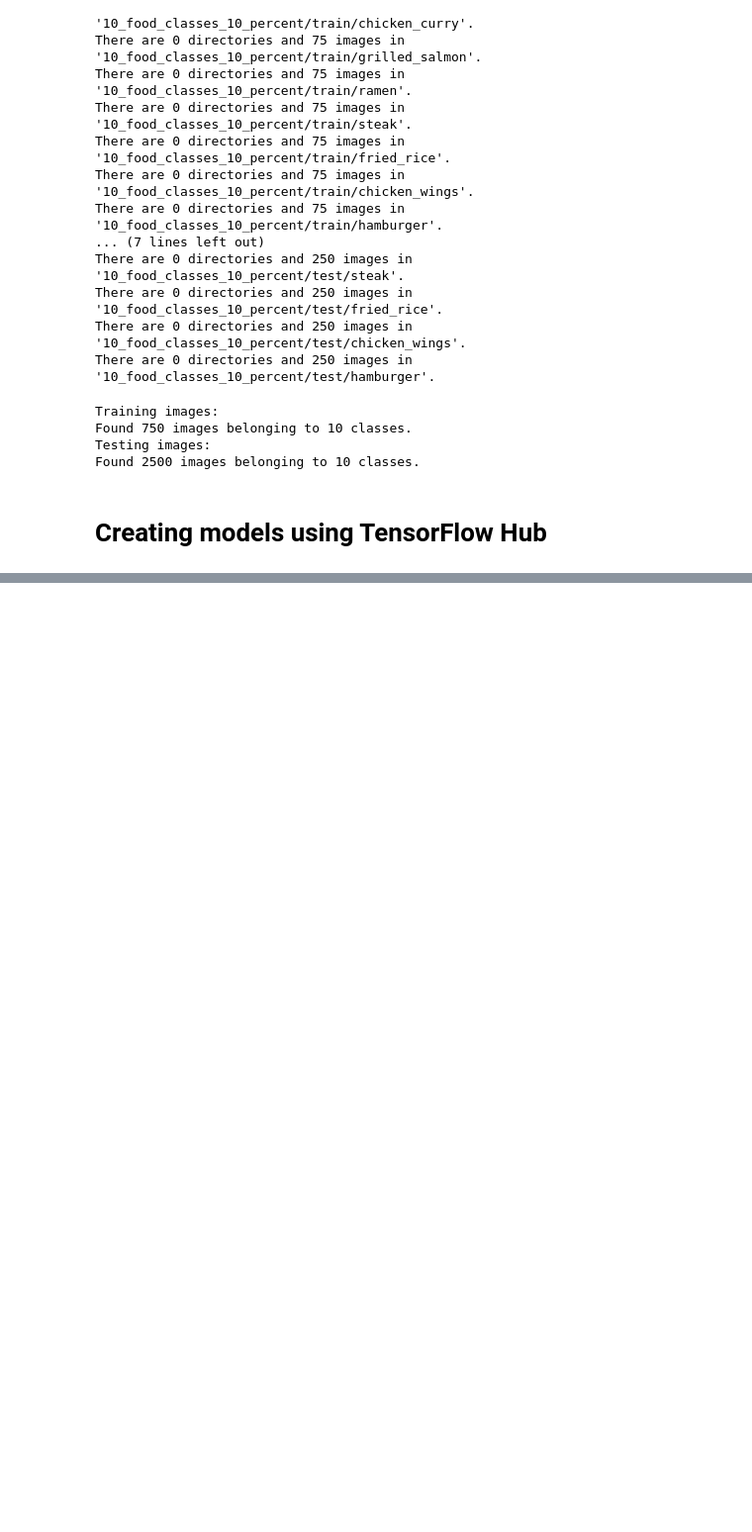
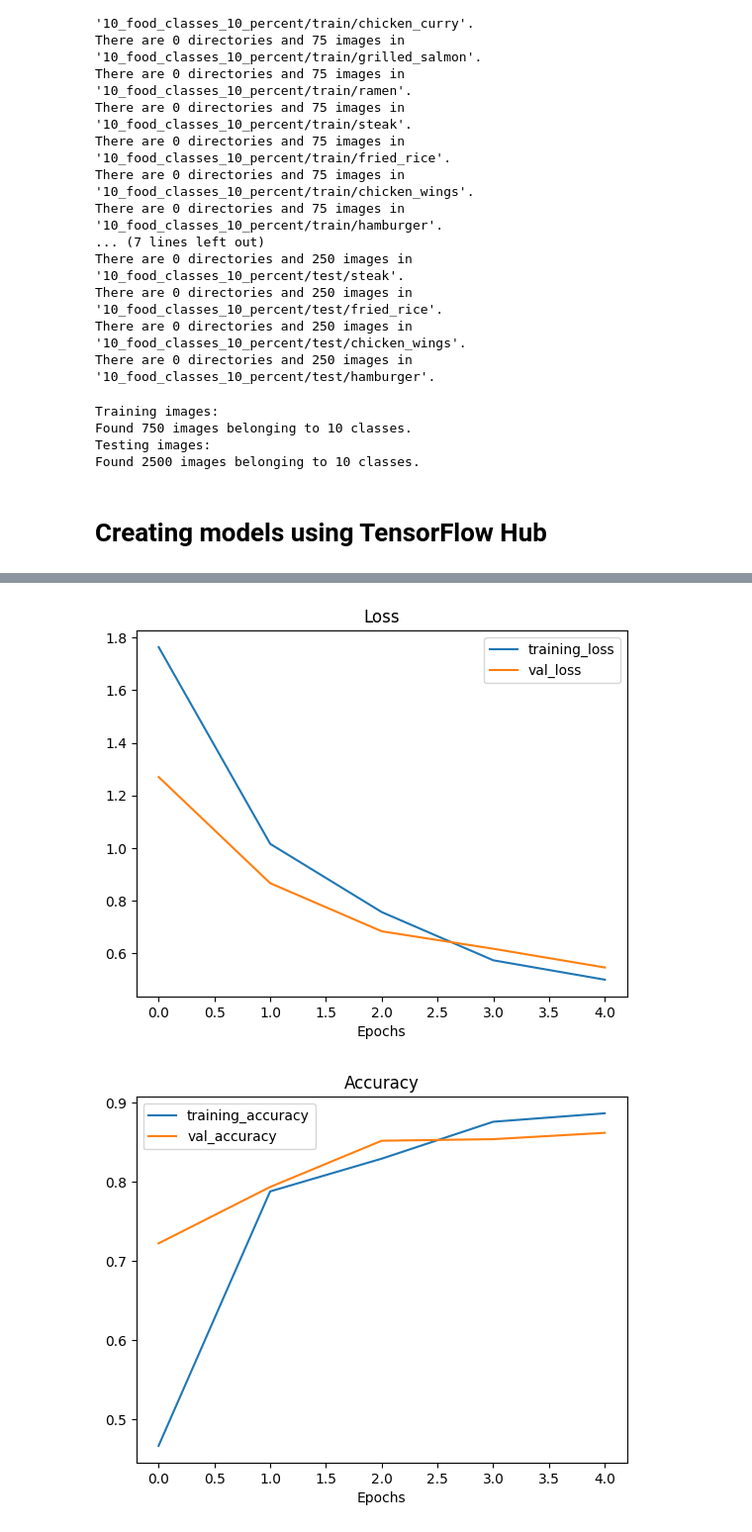
Before and after one commit to MaximNadd/Self_Learning, a Jupyter notebook: ML/Tensorflow/Computer_Vision/Transfer_Learning/Transfer_Learning_Part_1.ipynb, the cells around one changed output, grey strips where cells are left out. Shown at 99% size. Drawn from its saved outputs; the diff is of its cells as text; code cells hidden in the pictures; blank space fills up the shorter version.

```diff
--- a/ML/Tensorflow/Computer_Vision/Transfer_Learning/Transfer_Learning_Part_1.ipynb
+++ b/ML/Tensorflow/Computer_Vision/Transfer_Learning/Transfer_Learning_Part_1.ipynb
@@ -81,7 +81,7 @@ Found 2500 images belonging to 10 classes.
 import datetime
 def create_tensorboard_callback(dir_name, experiment_name):
   log_dir = dir_name + "/" + experiment_name + "/" + datetime.datetime.now().strftime("%Y%m%d-%H%M%S")
-  tensorboard_callback = tf.keras.callbacks.TensorBoard(
+  tensorboard_callback = keras.callbacks.TensorBoard(
       log_dir=log_dir
   )
   print(f"Saving TensorBoard log files to: {log_dir}")
@@ -110,16 +111,10 @@ def create_model(model_url, num_classes=10):
     An uncompiled Keras Sequential model with model_url as feature
     extractor layer and Dense output layer with num_classes outputs.
   """
-  # Download the pretrained model and save it as a Keras layer
-  feature_extractor_layer = hub.KerasLayer(model_url,
-                                           trainable=False, # freeze the underlying patterns
-                                           name='feature_extraction_layer',
-                                           input_shape=IMAGE_SHAPE+(3,)) # define the input image shape
-
   # Create our own model
-  model = tf.keras.Sequential([
-    feature_extractor_layer, # use the feature extraction layer as the base
-    layers.Dense(num_classes, activation='softmax', name='output_layer') # create our own output layer
+  model = keras.Sequential([
+      hub.KerasLayer(model_url, trainable=False, name='feature_extraction_layer', input_shape=IMAGE_SHAPE+(3,)),
+      keras.layers.Dense(train_data_10_percent.num_classes, activation='softmax', name='output_layer')  # Add output layer for classification
   ])
 
   return model
@@ -135,0 +187,19 @@ ValueError: Only instances of `keras.Layer` can be added to a Sequential model.
+# %%
+# Create model
+efficientnet_model = create_model(model_url=efficientnet_url, # use EfficientNetB0 TensorFlow Hub URL
+                                  num_classes=train_data_10_percent.num_classes)
+
+# Compile EfficientNet model
+efficientnet_model.compile(loss='categorical_crossentropy',
+                           optimizer=keras.optimizers.Adam(),
+                           metrics=['accuracy'])
+
+# Fit EfficientNet model
+efficientnet_history = efficientnet_model.fit(train_data_10_percent, # only use 10% of training data
+                                              epochs=5, # train for 5 epochs
+                                              steps_per_epoch=len(train_data_10_percent),
+                                              validation_data=test_data,
+                                              validation_steps=len(test_data),
+                                              callbacks=[create_tensorboard_callback(dir_name="tensorflow_hub",
+                                                                                     # Track logs under different experiment name
+                                                                                     experiment_name="efficientnetB0")])
@@ -135,0 +218,5 @@ ValueError: Only instances of `keras.Layer` can be added to a Sequential model.
+# %%
+plot_loss_curves(efficientnet_history)
+# %% [output]
+[figure, added]
+[figure, added]
```
Also changed, not shown: parts of 7 cells of this notebook.
